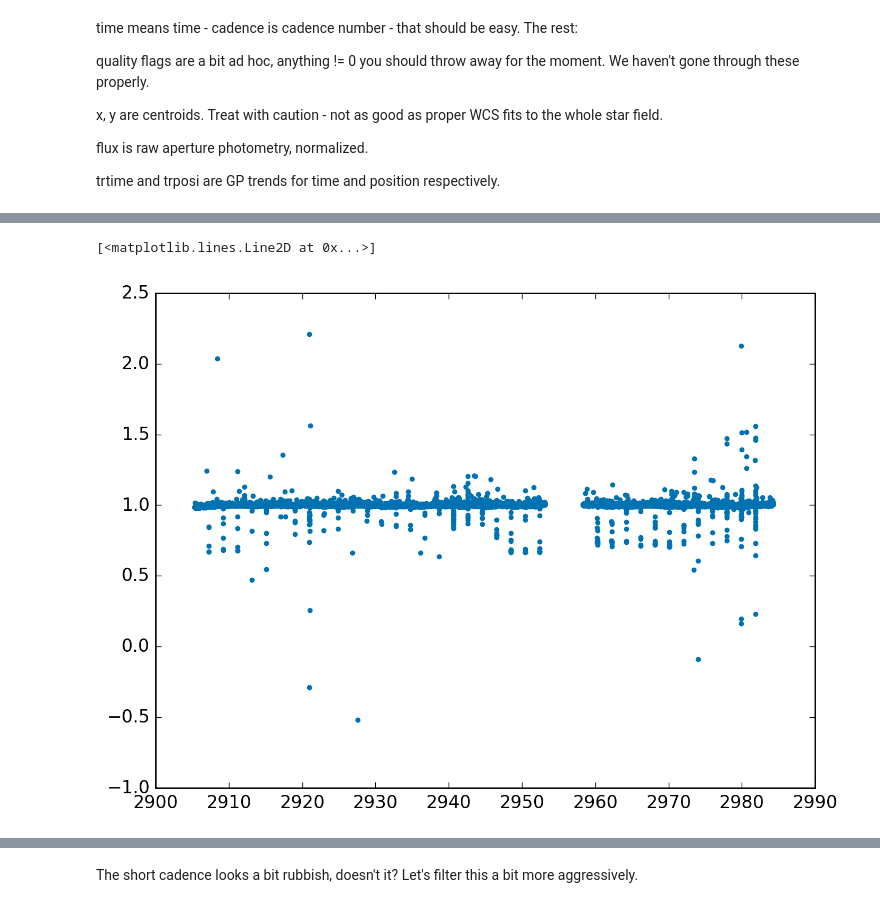
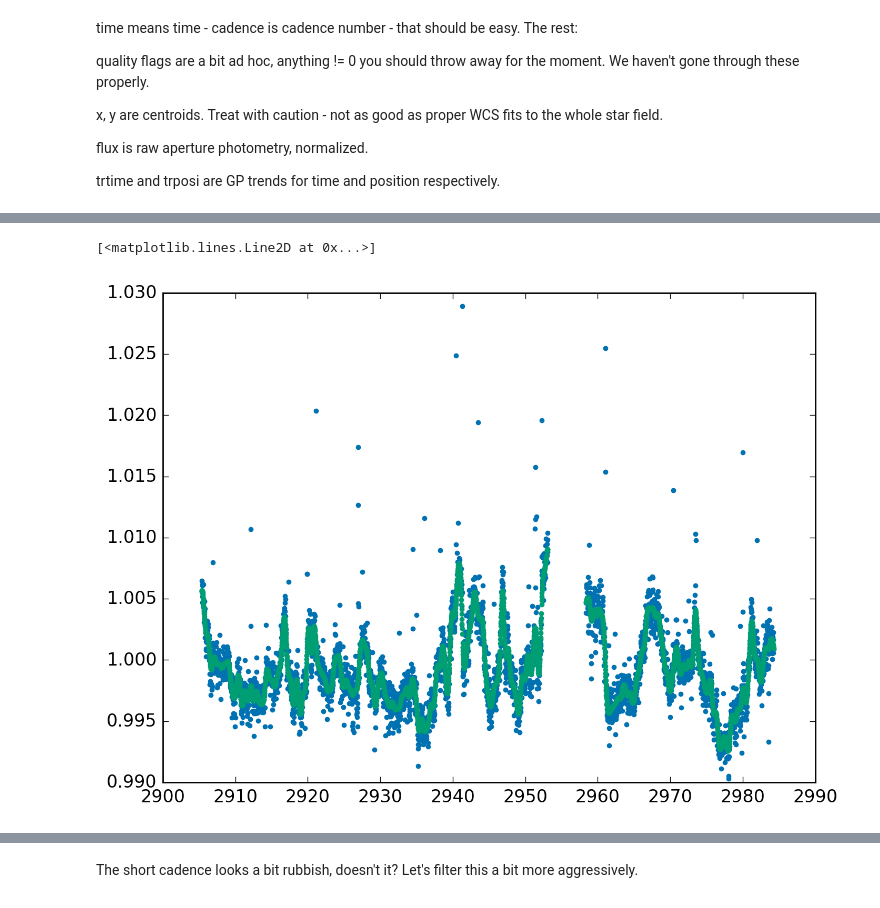
Before and after one commit to benjaminpope/trappist, a Jupyter notebook: trappist_quicklook.ipynb, the cells around one changed output, grey strips where cells are left out. Drawn from its saved outputs; the diff is of its cells as text; code cells hidden in the pictures.

```diff
--- a/trappist_quicklook.ipynb
+++ b/trappist_quicklook.ipynb
@@ -65,5 +60,8 @@ plt.plot(lc['time'],corr_flux_lc,'.')
-# %%
-plt.plot(sc['time'],corr_flux_sc,'.')
-# %% [output]
-[<matplotlib.lines.Line2D at 0x...>]
-[figure, removed]
+# %%
+# look at long cadence data
+good = lc['quality']==0
+plt.plot(lc['time'][good],corr_flux_lc[good],'.')
+plt.plot(lc['time'][good],lc['trtime'][good],'.')
+# %% [output]
+[<matplotlib.lines.Line2D at 0x...>]
+[figure, added]
```
Also changed, not shown: parts of 5 cells of this notebook.
